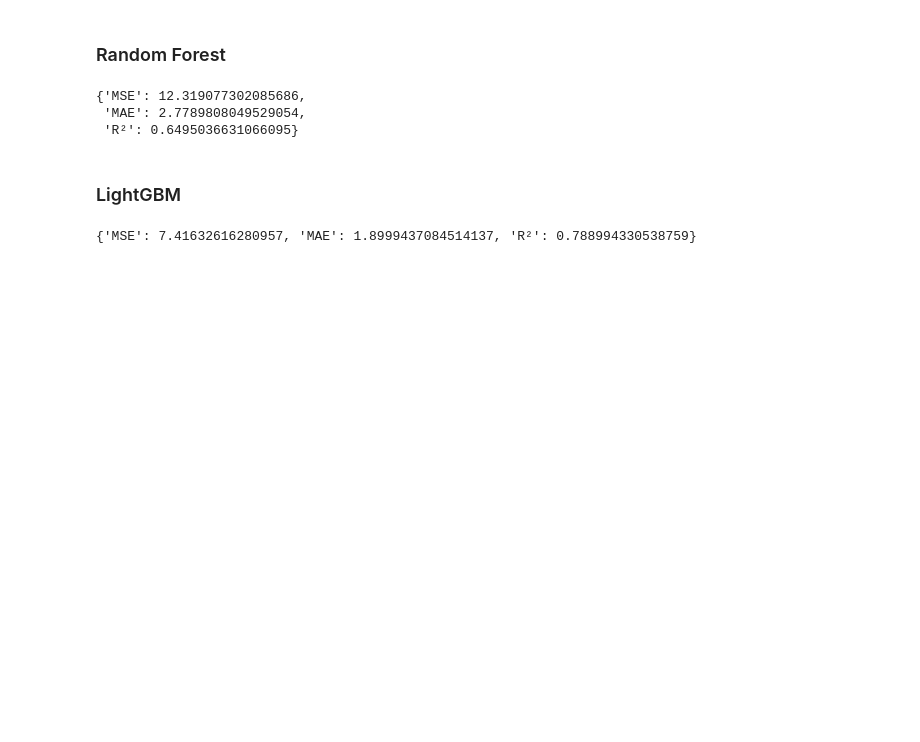
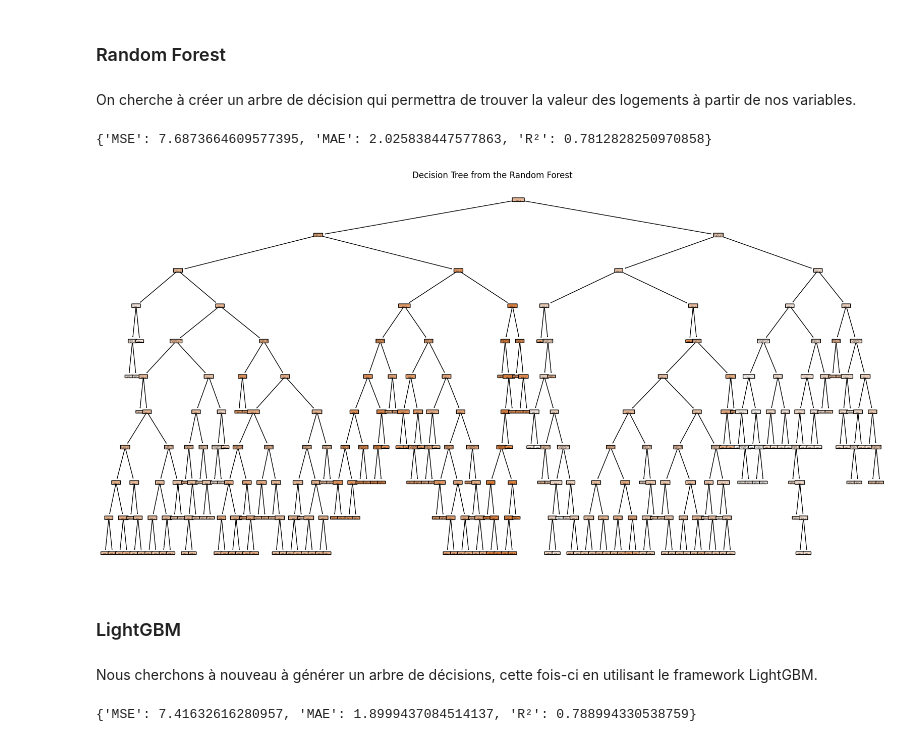
Before and after one commit to Grouloo/module4-brief1, a Jupyter notebook: notebook.ipynb, the cells around one changed output. Cells and saved outputs as stored; diff of their text form; code cells hidden in the pictures; blank space fills up the shorter version.

Commit message:
Add depth to random forest

```diff
--- a/notebook.ipynb
+++ b/notebook.ipynb
@@ -253,20 +252,35 @@ evaluate_performance(y_test, y_linear_regression)
 {'MSE': 9.415719602692574, 'MAE': 2.3760080407268904, 'R²': 0.7321085703877919}
 # %% [markdown]
 ### Random Forest
+# %% [markdown]
+On cherche à créer un arbre de décision qui permettra de trouver la valeur des logements à partir de nos variables.
 # %%
 label_encoder = preprocessing.LabelEncoder()
 
-model_random_forest = RandomForestRegressor(max_depth=2, random_state=0)
+model_random_forest = RandomForestRegressor(max_depth=10, random_state=0)
 model_random_forest.fit(X_train, y_train)
 
 y_random_forest = model_random_forest.predict(X_test)
 evaluate_performance(y_test, y_random_forest)
 # %% [output]
-{'MSE': 12.319077302085686,
- 'MAE': 2.7789808049529054,
- 'R²': 0.6495036631066095}
+{'MSE': 7.6873664609577395, 'MAE': 2.025838447577863, 'R²': 0.7812828250970858}
+# %%
+from sklearn.tree import plot_tree
+
+tree = model_random_forest.estimators_[0]
+plt.figure(figsize=(20,10))  # Set figure size to make the tree more readable
+plot_tree(tree,
+          feature_names=X_train.columns,  # Use the feature names from the dataset
+          filled=True,              # Fill nodes with colors for better visualization
+          rounded=True)             # Rounded edges for nodes
+plt.title("Decision Tree from the Random Forest")
+plt.show()
+# %% [output]
+[figure, added]
 # %% [markdown]
 ### LightGBM
+# %% [markdown]
+Nous cherchons à nouveau à générer un arbre de décisions, cette fois-ci en utilisant le framework LightGBM.
 # %%
 model_lgbm = LGBMRegressor(
     objective='regression',
```
Also changed, not shown: parts of 4 cells of this notebook, 1 other file.
